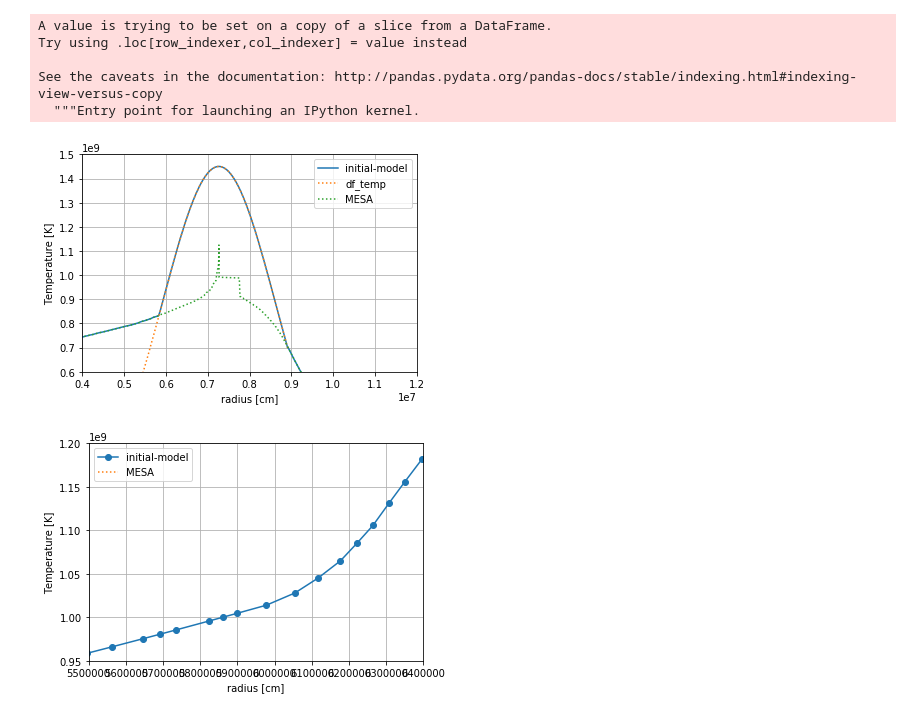
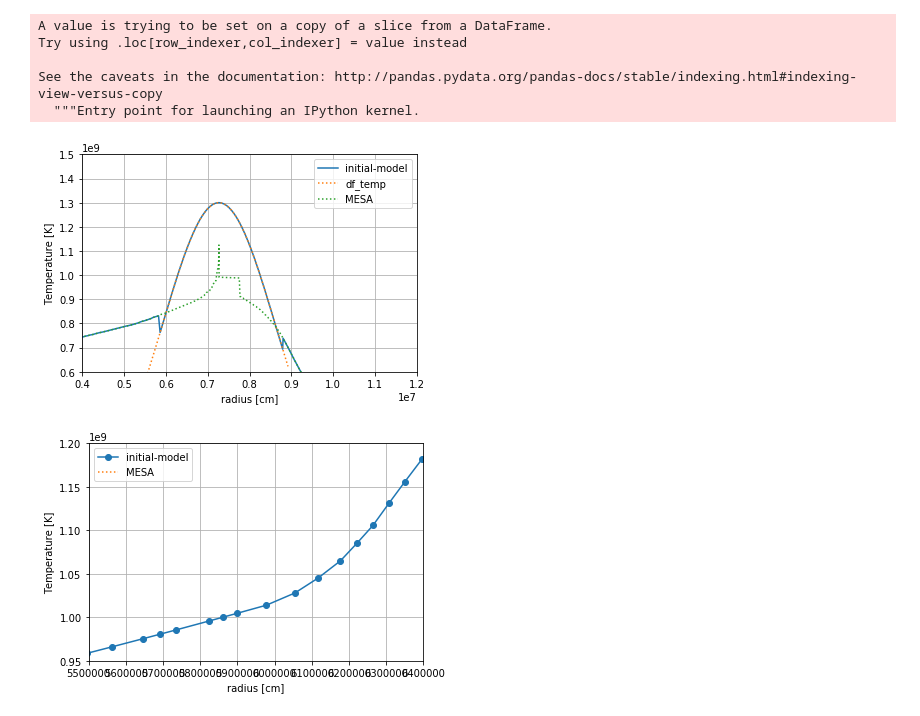
Before and after one commit to XinlongSBU/xinlong_file, a Jupyter notebook: initial-model_prepare/generate_raw.ipynb, the cells around one changed output. Drawn from its saved outputs; the diff is of its cells as text; code cells hidden in the pictures.

```diff
--- a/initial-model_prepare/generate_raw.ipynb
+++ b/initial-model_prepare/generate_raw.ipynb
@@ -65,7 +65,7 @@ temp_width = 3700000000000
 # %%
 r0 = float(df_max['r_center [cm]'])
 # %%
-df['temp'] = 1.45e9*np.exp(-(df['r_center [cm]']-r0)**2/temp_width)
+df['temp'] = 1.30e9*np.exp(-(df['r_center [cm]']-r0)**2/temp_width)
 # %% [output]
 A value is trying to be set on a copy of a slice from a DataFrame.
 Try using .loc[row_indexer,col_indexer] = value instead
@@ -76,27 +76,27 @@ See the caveats in the documentation: http://pandas.pydata.org/pandas-docs/stabl
 dn = pd.DataFrame(data = [0]*data.shape[0], columns=['temp'])
 
 index1 = 535
-index2 = 770
+index2 = 757
 dn.temp[index1:index2] = df[(df.index>(index1-1)) & (df.index<index2)]['temp']
 dn.temp[0:index1] = data['temperature [K]'][0:index1]
 dn.temp[index2:length] = data['temperature [K]'][index2:length]
 # %%
 data['temperature [K]'] = dn['temp']
 # %%
-plt.plot(data['r_center [cm]'],data['temperature [K]'],label='initial-model')
+plt.plot(data['r_center [cm]'],data['temperature [K]'],"-",label='initial-model')
 #plt.plot(df['r_center [cm]'],df['temperature [K]'],':',label='df')
 plt.plot(df['r_center [cm]'],df['temp'],':',label='df_temp')
 #plt.plot(data['r_center [cm]'],dn['temp'],'o:',label='dn')
 plt.plot(r_cm,temp,":",label="MESA")
 plt.xlim(4e6,12e6)
 plt.ylim(6.e8,15e8)
 plt.grid()
 plt.xlabel("radius [cm]")
 plt.ylabel("Temperature [K]")
 plt.legend()
 plt.savefig("temperature.png")
 # %% [output]
-[figure, old version]
+[figure, new version]
 # %%
 #dn.temp[539] = 8.8e+08
 #dn.temp[538] = 8.66e+08
```
Also changed, not shown: 10 other files.
